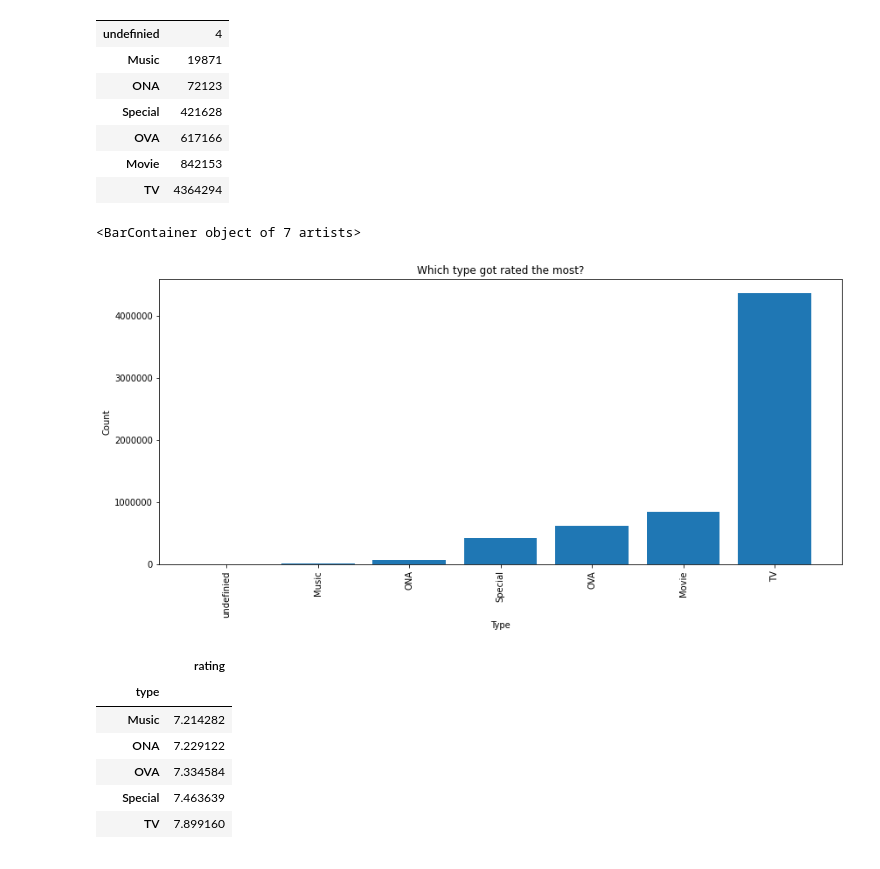
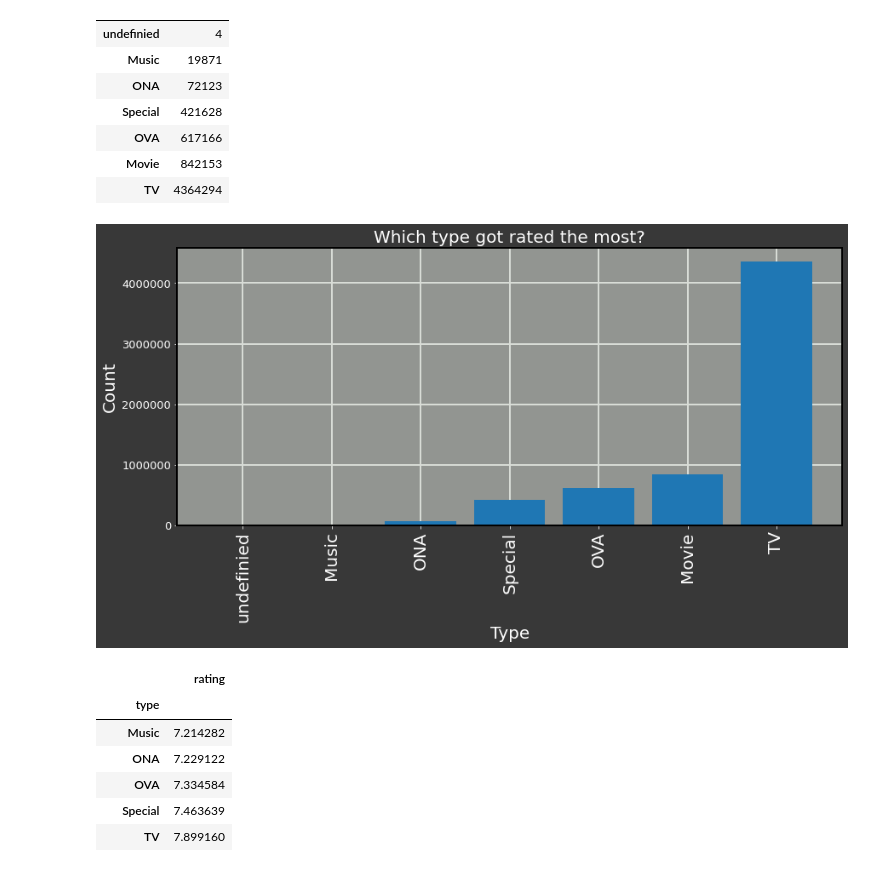
Before and after one commit to PatchFramework/data-exploration-project, a Jupyter notebook: data_exploration_anime_recommendation.ipynb, the cells around one changed output. Cells and saved outputs as stored; diff of their text form; code cells hidden in the pictures.

```diff
--- a/data_exploration_anime_recommendation.ipynb
+++ b/data_exploration_anime_recommendation.ipynb
@@ -476,11 +474,22 @@ print(tv.episodes.head())
 episodes_count = tv["episodes"].value_counts()
 print(episodes_count.head())
 e_t10 = episodes_count[:10]
-plt.xlabel("Amount of Episodes")
-plt.ylabel("Count of Animes")
-plt.title("How many Episodes do most of the anime-series have?")
+plt.grid(color='#d8dcd6', linestyle='-', linewidth=2)
+ax = plt.gca()
+ax.set_axisbelow(True)
+ax.set_facecolor('#929591')
+ax.tick_params(axis="x", colors="#ffffff", labelsize=20)
+ax.tick_params(axis="y", colors="#ffffff", labelsize=13)
+fig.patch.set_facecolor('#383838')
+plt.xlabel("Amount of Episodes", fontsize=20).set_color("#ffffff")
+plt.ylabel("Count of Animes", fontsize=20).set_color("#ffffff")
+plt.title("How many Episodes do most of the anime-series have?", fontsize=20).set_color("#ffffff")
 plt.gcf().axes[0].yaxis.get_major_formatter().set_scientific(False)
 plt.bar(height=e_t10, x=list(e_t10.index))
+#Change thickness of the frame
+for axis in ['top','bottom','left','right']:
+    ax.spines[axis].set_linewidth(2)
+
 plt.show()
 # %% [output]
 1    64
@@ -538,15 +537,26 @@ sorted_types_rated
 # %%
 #Plot which anime type got rated the most
 fig = plt.figure(figsize = (14, 6))
-plt.xlabel("Type")
-plt.ylabel("Count")
-plt.title("Which type got rated the most?")
+plt.grid(color='#d8dcd6', linestyle='-', linewidth=2)
+ax = plt.gca()
+ax.set_axisbelow(True)
+ax.set_facecolor('#929591')
+ax.tick_params(axis="x", colors="#ffffff", labelsize=20)
+ax.tick_params(axis="y", colors="#ffffff", labelsize=13)
+fig.patch.set_facecolor('#383838')
+plt.xlabel("Type", fontsize=20).set_color("#ffffff")
+plt.ylabel("Count", fontsize=20).set_color("#ffffff")
+plt.title("Which type got rated the most?", fontsize=20).set_color("#ffffff")
 plt.xticks(rotation=90)
 plt.gcf().axes[0].yaxis.get_major_formatter().set_scientific(False)
 plt.bar(height=sorted_types_rated.rating, x=sorted_types_rated.index)
+
+
+#Change thickness of the frame
+for axis in ['top','bottom','left','right']:
+    ax.spines[axis].set_linewidth(2)
 # %% [output]
-<BarContainer object of 7 artists>
-[figure, old version]
+[figure, new version]
 # %%
 #Get mean-values for each anime type via groupby
 meanrating_of_type = anime_with_ratings[["type", "rating"]].groupby(["type"]).mean()
```
Also changed, not shown: parts of 34 cells of this notebook.
